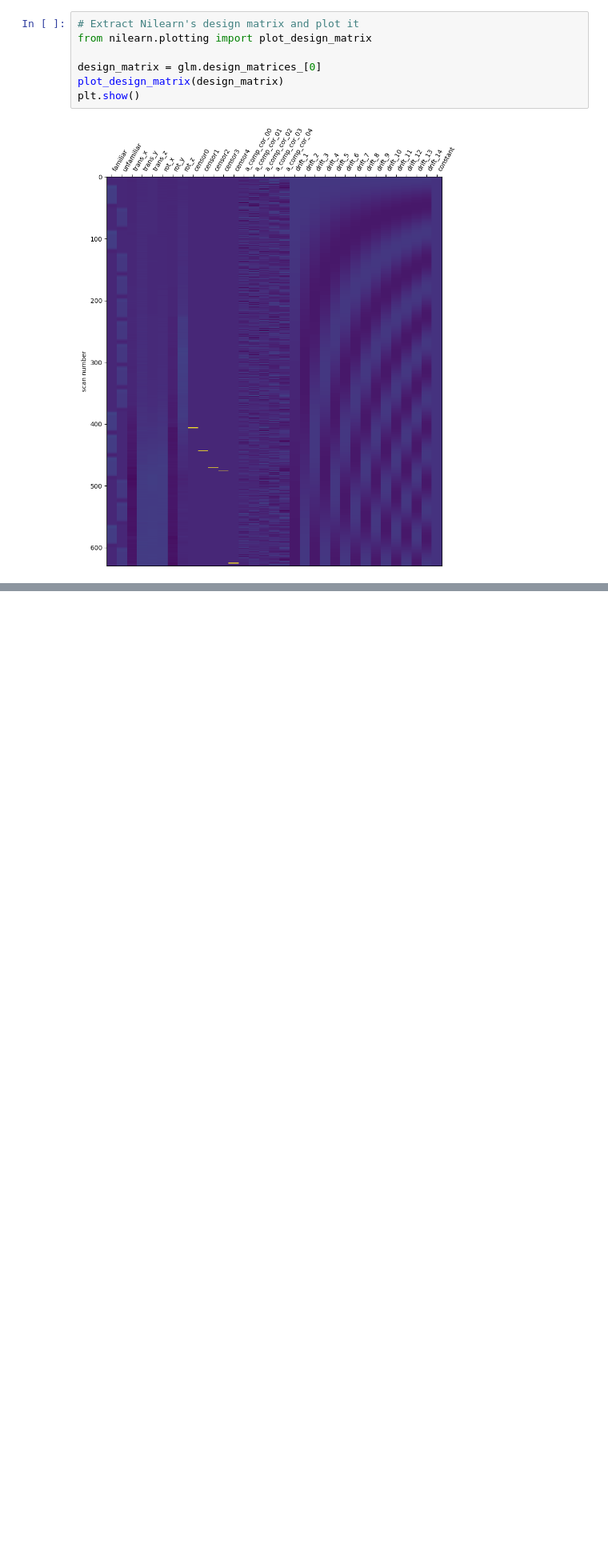
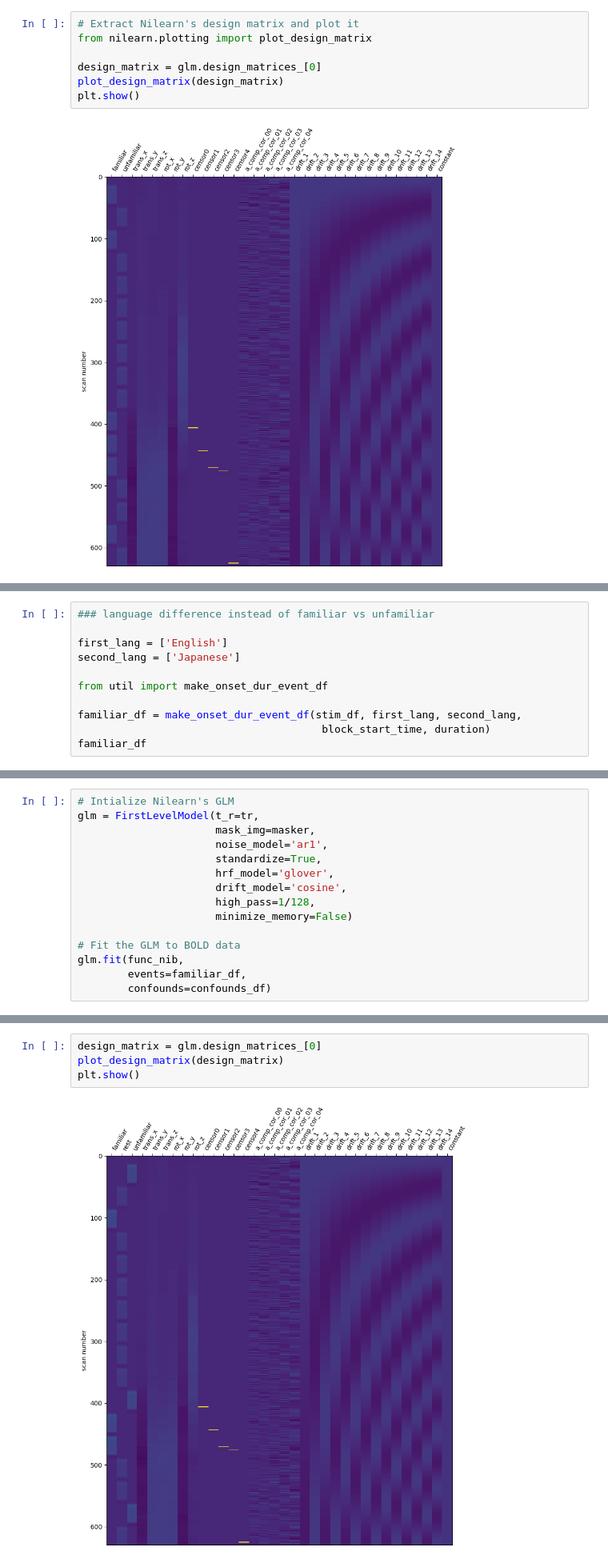
Before and after one commit to thejuc/multilang, a Jupyter notebook: code/analysis/GLM_familiar_vs_not.ipynb, the cells around one changed output, grey strips where cells are left out. Shown at 80% size. Cells and saved outputs as stored; diff of their text form; blank space fills up the shorter version.

Commit message:
glm figures

```diff
--- a/code/analysis/GLM_familiar_vs_not.ipynb
+++ b/code/analysis/GLM_familiar_vs_not.ipynb
@@ -228,0 +221,11 @@ beta_map[beta_map == 0] = np.nan
+# %%
+### language difference instead of familiar vs unfamiliar
+
+first_lang = ['English']
+second_lang = ['Japanese']
+
+from util import make_onset_dur_event_df
+
+familiar_df = make_onset_dur_event_df(stim_df, first_lang, second_lang,
+                                       block_start_time, duration)
+familiar_df
@@ -228,0 +251,15 @@ beta_map[beta_map == 0] = np.nan
+# %%
+# Intialize Nilearn's GLM
+glm = FirstLevelModel(t_r=tr,
+                      mask_img=masker,
+                      noise_model='ar1',
+                      standardize=True,
+                      hrf_model='glover',
+                      drift_model='cosine',
+                      high_pass=1/128,
+                      minimize_memory=False)
+
+# Fit the GLM to BOLD data
+glm.fit(func_nib,
+        events=familiar_df,
+        confounds=confounds_df)
@@ -228,0 +270,6 @@ beta_map[beta_map == 0] = np.nan
+# %%
+design_matrix = glm.design_matrices_[0]
+plot_design_matrix(design_matrix)
+plt.show()
+# %% [output]
+[figure, added]
```
Also changed, not shown: parts of 13 cells of this notebook, 6 other files.
